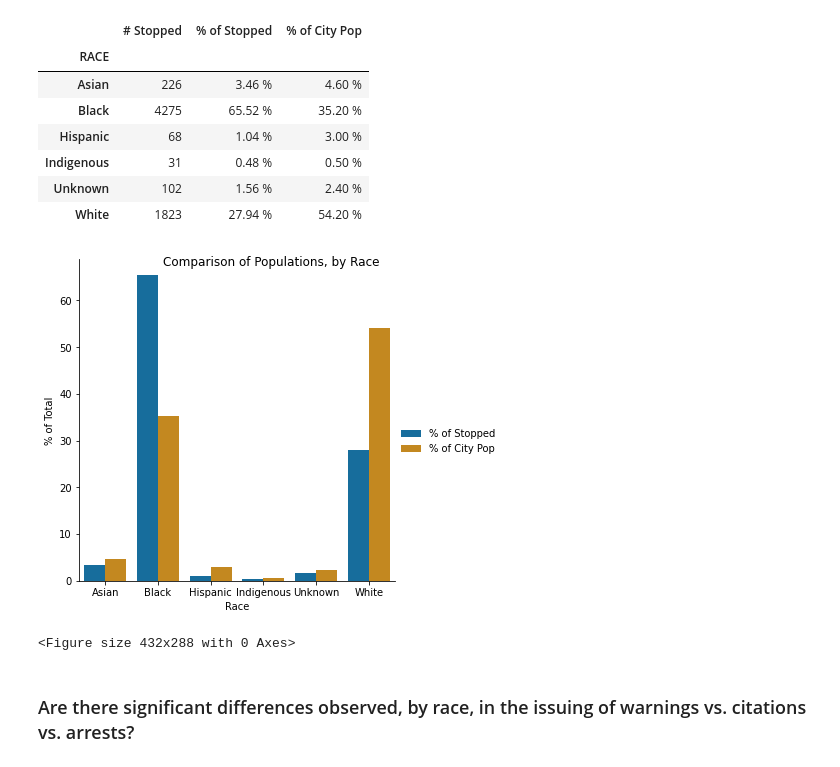
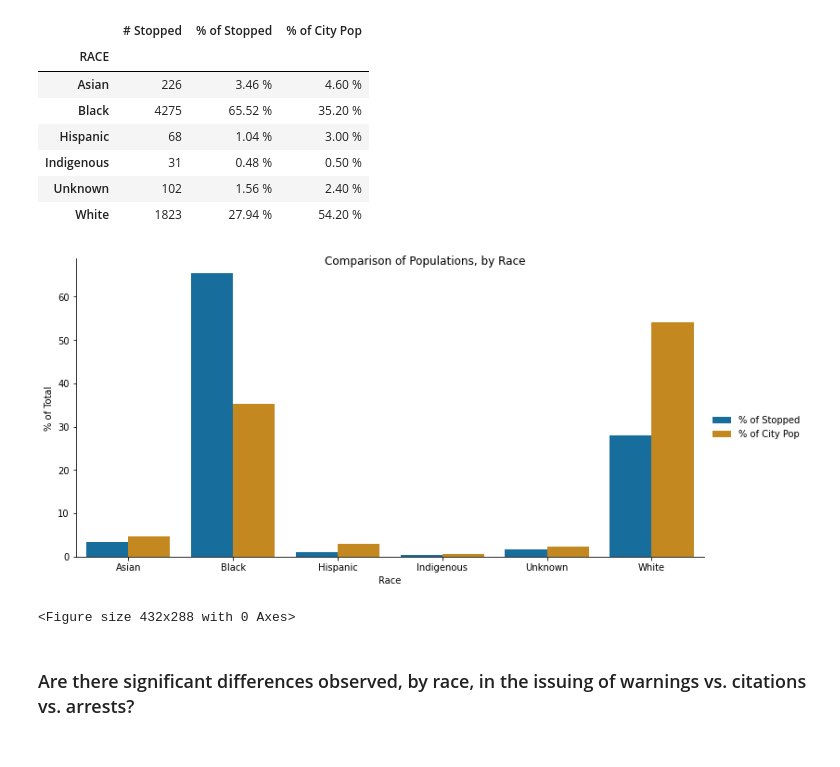
Before and after one commit to BHuesmann/u_city_2018_vehicle_stops, a Jupyter notebook: u_city_2018_vehicle_stops.ipynb, the cells around one changed output. Saved outputs shown, nothing was run; the diff lists cells and outputs as text; code cells hidden in the pictures.

```diff
--- a/u_city_2018_vehicle_stops.ipynb
+++ b/u_city_2018_vehicle_stops.ipynb
@@ -83,27 +83,28 @@ race_df
 # %%
 #The DataFrame created above has to be modified in order to make a side-by-side bar chart
 race_df.reset_index(inplace=True)
 
 melt_race = pd.melt(race_df, id_vars=[' RACE'], value_vars=['% of Stopped', '% of City Pop'])
 # display(melt_race)
 
 race_bar = sns.catplot(x=' RACE',
             y='value',
             data=melt_race,
             kind='bar',
             hue='variable',
-            palette='colorblind')
+            palette='colorblind',
+            aspect=2)
 
 race_bar.fig.suptitle('Comparison of Populations, by Race')
 new_title = ' '
 race_bar._legend.set_title(new_title)
 race_bar.set_xlabels('Race')
 race_bar.set_ylabels('% of Total')
 plt.show()
 
 plt.savefig('Comp_Pop_Race.png')
 # %% [output]
-[figure, old version]
+[figure, new version]
 <Figure size 432x288 with 0 Axes>
 # %% [markdown]
 ### Are there significant differences observed, by race, in the issuing of warnings vs. citations vs. arrests?
```
Also changed, not shown: parts of 1 cell of this notebook.
